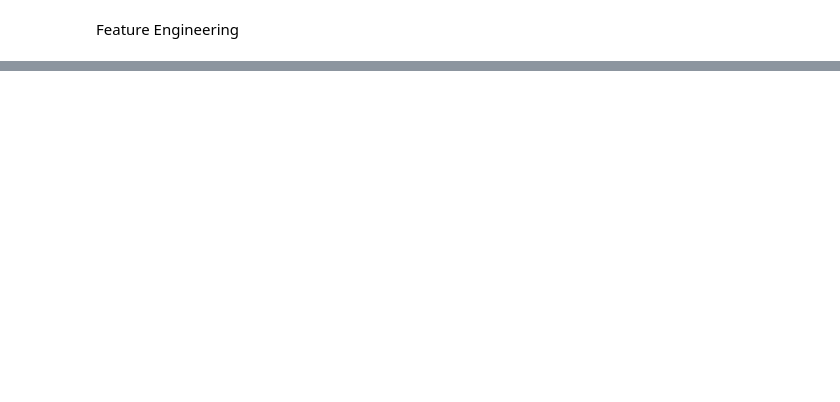
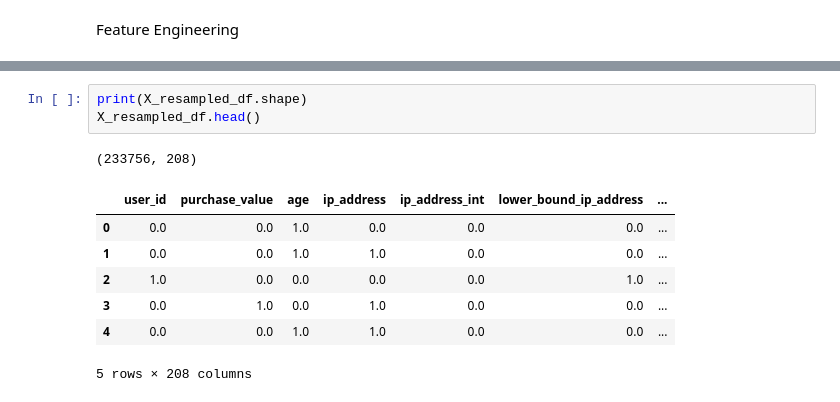
Before and after one commit to Henamen21/Fraud-Detection-Model, a Jupyter notebook: notebooks/processor.ipynb, the cells around one changed output, grey strips where cells are left out. Drawn from its saved outputs; the diff is of its cells as text; blank space fills up the shorter version.

```diff
--- a/notebooks/processor.ipynb
+++ b/notebooks/processor.ipynb
@@ -271,0 +431,12 @@ TypeError: unsupported operand type(s) for -: 'str' and 'str'
+# %%
+print(X_resampled_df.shape)
+X_resampled_df.head()
+# %% [output]
+(233756, 208)
+|  | user_id | purchase_value | age | ip_address | ip_address_int | lower_bound_ip_address | ... |
+| 0 | 0.0 | 0.0 | 1.0 | 0.0 | 0.0 | 0.0 | ... |
+| 1 | 0.0 | 0.0 | 1.0 | 1.0 | 0.0 | 0.0 | ... |
+| 2 | 1.0 | 0.0 | 0.0 | 0.0 | 0.0 | 1.0 | ... |
+| 3 | 0.0 | 1.0 | 0.0 | 1.0 | 0.0 | 0.0 | ... |
+| 4 | 0.0 | 0.0 | 1.0 | 1.0 | 0.0 | 0.0 | ... |
+5 rows × 208 columns
```
Also changed, not shown: parts of 28 cells of this notebook.
